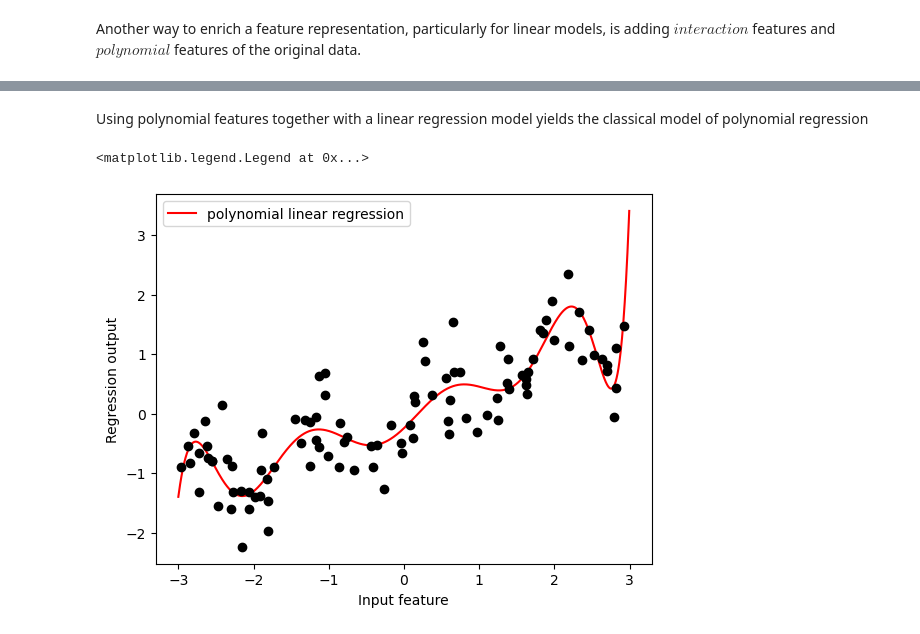
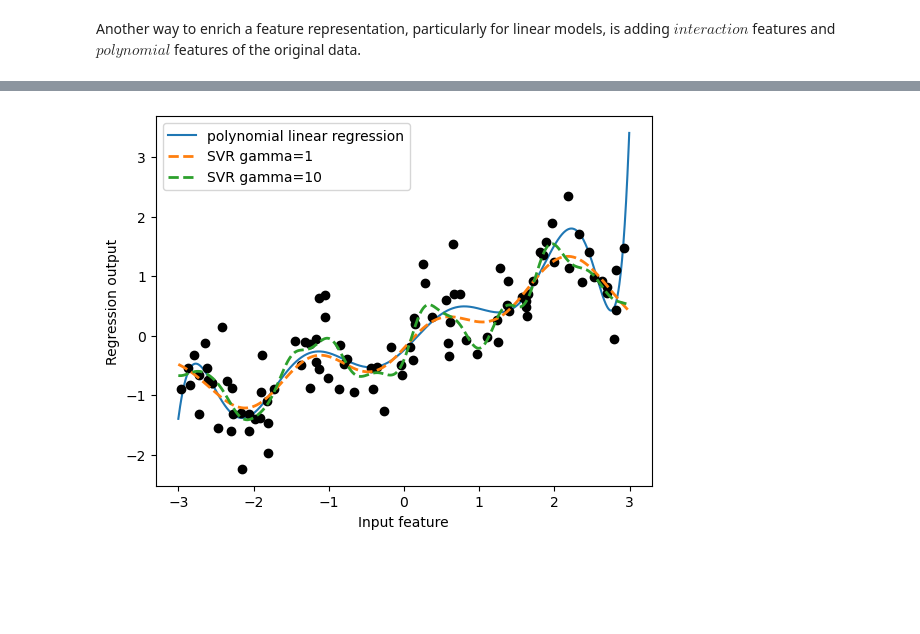
Before and after one commit to WilcoJohn/Progress-ML, a Jupyter notebook: CHP4-DataRep&EngFeatures/4.1CategoricalValues.ipynb, the cells around one changed output, grey strips where cells are left out. Cells and saved outputs as stored; diff of their text form; code cells hidden in the pictures; blank space fills up the shorter version.

```diff
--- a/CHP4-DataRep&EngFeatures/4.1CategoricalValues.ipynb
+++ b/CHP4-DataRep&EngFeatures/4.1CategoricalValues.ipynb
@@ -15,7 +15,7 @@ import mpl_toolkits.mplot3d as plt3dd
 # %% [markdown]
 # Categorical Values
 # %%
-data = pandas.read_csv(r"Data - adult/adult.data",
+data = pandas.read_csv(r"adult.data",
                        header=None,
                        index_col=False,
                        names=[  'age', 'workclass', 'fnlwgt', 'education', 'education-num',
@@ -278,18 +281,20 @@ Entries of X_poly:
 
 Polynomial feature names:
 ['x0' 'x0^2' 'x0^3' 'x0^4' 'x0^5' 'x0^6' 'x0^7' 'x0^8' 'x0^9' 'x0^10']
-# %% [markdown]
-Using polynomial features together with a linear regression model yields the classical
-model of polynomial regression
 # %%
+X, y = mglearn.datasets.make_wave(n_samples=100);
+
+line_poly = poly.transform(line);
 reg = sklearn.linear_model.LinearRegression().fit(X_poly, y);
-line_poly = poly.transform(line);
-line_poly = poly.transform(line)
-plt.plot(line, reg.predict(line_poly), '-r', label='polynomial linear regression')
-plt.plot(X[:, 0], y, 'o', c='k')
-plt.ylabel("Regression output")
-plt.xlabel("Input feature")
-plt.legend(loc="best")
+plt.plot(line, reg.predict(line_poly), '-', label='polynomial linear regression');
+plt.plot(X, y, 'ok');
+
+for gamma in numpy.arange(1,11,9):
+    svr = sklearn.svm.SVR(gamma=gamma).fit(X, y);
+    plt.plot(line, svr.predict(line), '--', label = f"SVR gamma={gamma}", linewidth=2);
+
+plt.ylabel("Regression output");
+plt.xlabel("Input feature");
+plt.legend(loc="best");
 # %% [output]
-<matplotlib.legend.Legend at 0x...>
-[figure, old version]
+[figure, new version]
```
Also changed, not shown: parts of 12 cells of this notebook.
